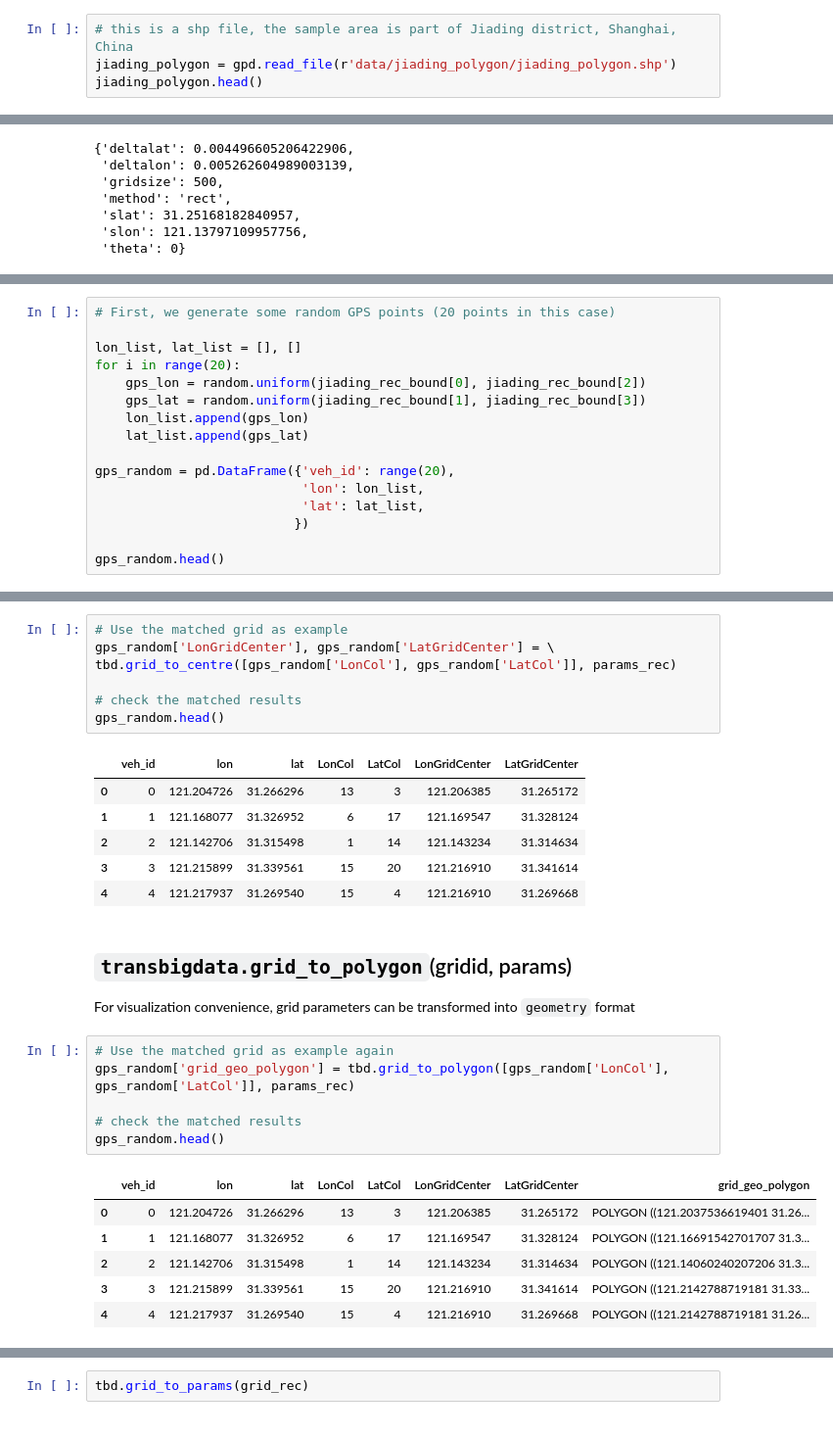
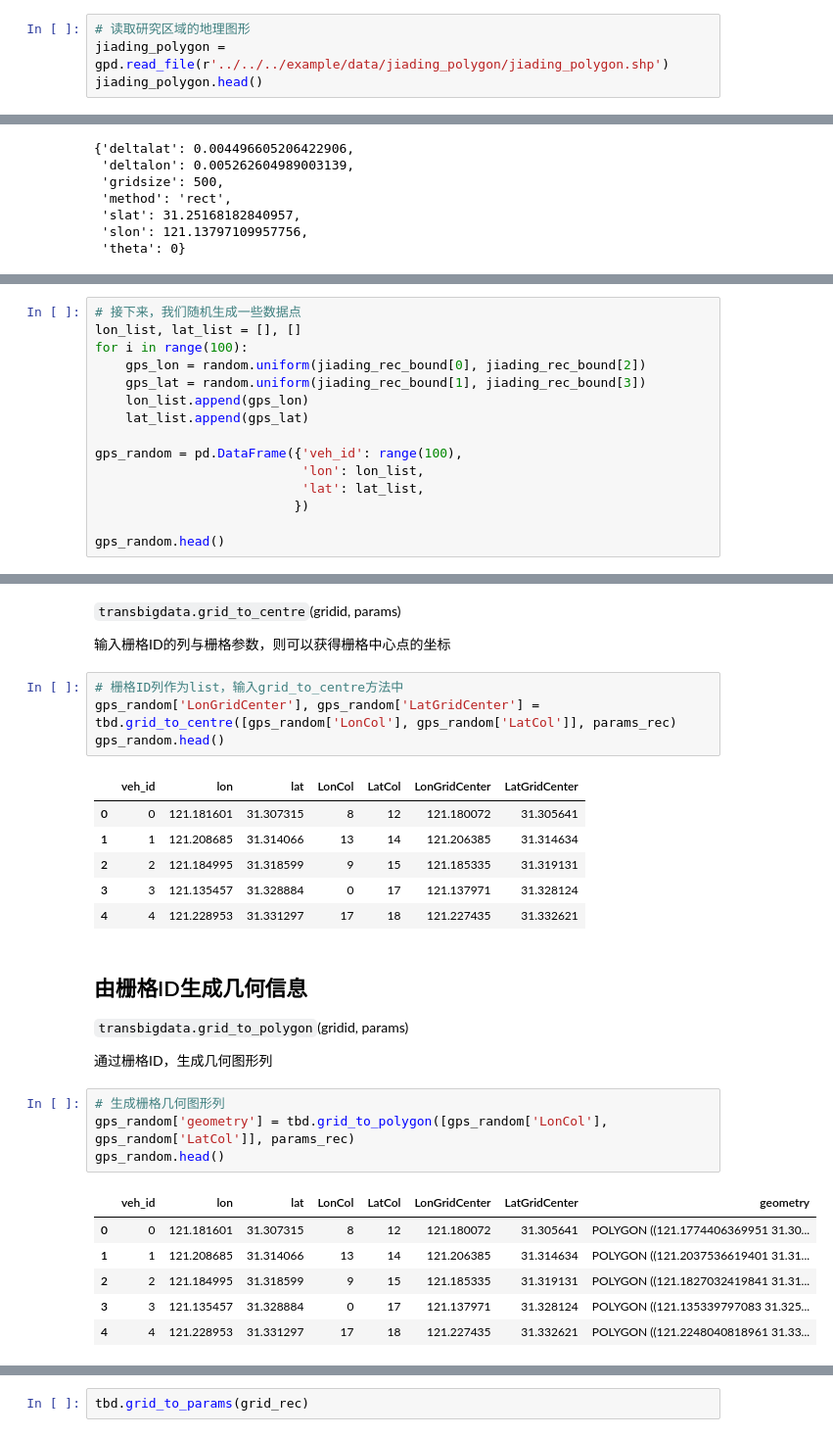
Before and after one commit to FFF108822/transbigdata-doc-zh_CN, a Jupyter notebook: docs/source/gallery/Example 2-Grid-base processing framework of TransBigData.ipynb, the cells around one changed output, grey strips where cells are left out. Shown at 98% size. Drawn from its saved outputs; the diff is of its cells as text.

```diff
--- a/docs/source/gallery/Example 2-Grid-base processing framework of TransBigData.ipynb
+++ b/docs/source/gallery/Example 2-Grid-base processing framework of TransBigData.ipynb
@@ -10,8 +14,8 @@ import matplotlib.pyplot as plt
 import pprint
 import random
 # %%
-# this is a shp file, the sample area is part of Jiading district, Shanghai, China
-jiading_polygon = gpd.read_file(r'data/jiading_polygon/jiading_polygon.shp')
+# 读取研究区域的地理图形
+jiading_polygon = gpd.read_file(r'../../../example/data/jiading_polygon/jiading_polygon.shp')
 jiading_polygon.head()
 # %% [output]
 |  | id | geometry |
@@ -110,14 +127,13 @@ The next common step is to know which grid does each trajectory point belong to.
 # %%
-# First, we generate some random GPS points (20 points in this case)
-
+# 接下来，我们随机生成一些数据点
 lon_list, lat_list = [], []
-for i in range(20):
+for i in range(100):
     gps_lon = random.uniform(jiading_rec_bound[0], jiading_rec_bound[2])
     gps_lat = random.uniform(jiading_rec_bound[1], jiading_rec_bound[3])
     lon_list.append(gps_lon)
     lat_list.append(gps_lat)
 
-gps_random = pd.DataFrame({'veh_id': range(20),
+gps_random = pd.DataFrame({'veh_id': range(100),
                            'lon': lon_list,
                            'lat': lat_list,
                           })
@@ -149,31 +163,31 @@ The center location of each grid can acquired using `transbigdata.grid_to_centre
+# %% [markdown]
+`transbigdata.grid_to_centre`(gridid, params)
+
+输入栅格ID的列与栅格参数，则可以获得栅格中心点的坐标
 # %%
-# Use the matched grid as example
-gps_random['LonGridCenter'], gps_random['LatGridCenter'] = \
-tbd.grid_to_centre([gps_random['LonCol'], gps_random['LatCol']], params_rec)
-
-# check the matched results
+# 栅格ID列作为list，输入grid_to_centre方法中
+gps_random['LonGridCenter'], gps_random['LatGridCenter'] = tbd.grid_to_centre([gps_random['LonCol'], gps_random['LatCol']], params_rec)
 gps_random.head()
 # %% [output]
 |  | veh_id | lon | lat | LonCol | LatCol | LonGridCenter | LatGridCenter |
-| 0 | 0 | 121.204726 | 31.266296 | 13 | 3 | 121.206385 | 31.265172 |
-| 1 | 1 | 121.168077 | 31.326952 | 6 | 17 | 121.169547 | 31.328124 |
-| 2 | 2 | 121.142706 | 31.315498 | 1 | 14 | 121.143234 | 31.314634 |
-| 3 | 3 | 121.215899 | 31.339561 | 15 | 20 | 121.216910 | 31.341614 |
-| 4 | 4 | 121.217937 | 31.269540 | 15 | 4 | 121.216910 | 31.269668 |
+| 0 | 0 | 121.181601 | 31.307315 | 8 | 12 | 121.180072 | 31.305641 |
+| 1 | 1 | 121.208685 | 31.314066 | 13 | 14 | 121.206385 | 31.314634 |
+| 2 | 2 | 121.184995 | 31.318599 | 9 | 15 | 121.185335 | 31.319131 |
+| 3 | 3 | 121.135457 | 31.328884 | 0 | 17 | 121.137971 | 31.328124 |
+| 4 | 4 | 121.228953 | 31.331297 | 17 | 18 | 121.227435 | 31.332621 |
-# %% [markdown]
-## `transbigdata.grid_to_polygon`(gridid, params)
-
-For visualization convenience, grid parameters can be transformed into `geometry` format
+# %% [markdown]
+## 由栅格ID生成几何信息
+`transbigdata.grid_to_polygon`(gridid, params)
+
+通过栅格ID，生成几何图形列
 # %%
-# Use the matched grid as example again
-gps_random['grid_geo_polygon'] = tbd.grid_to_polygon([gps_random['LonCol'], gps_random['LatCol']], params_rec)
-
-# check the matched results
+# 生成栅格几何图形列
+gps_random['geometry'] = tbd.grid_to_polygon([gps_random['LonCol'], gps_random['LatCol']], params_rec)
 gps_random.head()
 # %% [output]
-|  | veh_id | lon | lat | LonCol | LatCol | LonGridCenter | LatGridCenter | grid_geo_polygon |
-| 0 | 0 | 121.204726 | 31.266296 | 13 | 3 | 121.206385 | 31.265172 | POLYGON ((121.2037536619401 31.26... |
-| 1 | 1 | 121.168077 | 31.326952 | 6 | 17 | 121.169547 | 31.328124 | POLYGON ((121.16691542701707 31.3... |
-| 2 | 2 | 121.142706 | 31.315498 | 1 | 14 | 121.143234 | 31.314634 | POLYGON ((121.14060240207206 31.3... |
-| 3 | 3 | 121.215899 | 31.339561 | 15 | 20 | 121.216910 | 31.341614 | POLYGON ((121.2142788719181 31.33... |
-| 4 | 4 | 121.217937 | 31.269540 | 15 | 4 | 121.216910 | 31.269668 | POLYGON ((121.2142788719181 31.26... |
+|  | veh_id | lon | lat | LonCol | LatCol | LonGridCenter | LatGridCenter | geometry |
+| 0 | 0 | 121.181601 | 31.307315 | 8 | 12 | 121.180072 | 31.305641 | POLYGON ((121.1774406369951 31.30... |
+| 1 | 1 | 121.208685 | 31.314066 | 13 | 14 | 121.206385 | 31.314634 | POLYGON ((121.2037536619401 31.31... |
+| 2 | 2 | 121.184995 | 31.318599 | 9 | 15 | 121.185335 | 31.319131 | POLYGON ((121.1827032419841 31.31... |
+| 3 | 3 | 121.135457 | 31.328884 | 0 | 17 | 121.137971 | 31.328124 | POLYGON ((121.135339797083 31.325... |
+| 4 | 4 | 121.228953 | 31.331297 | 17 | 18 | 121.227435 | 31.332621 | POLYGON ((121.2248040818961 31.33... |
```
Also changed, not shown: parts of 33 cells of this notebook, 44 other files.
